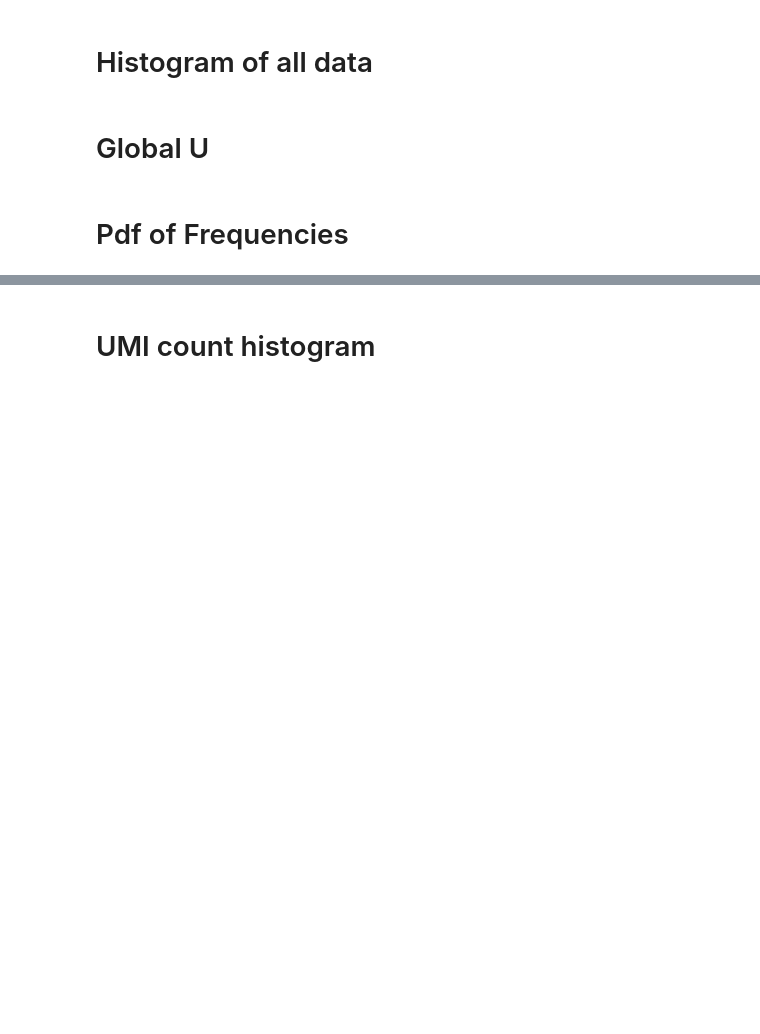
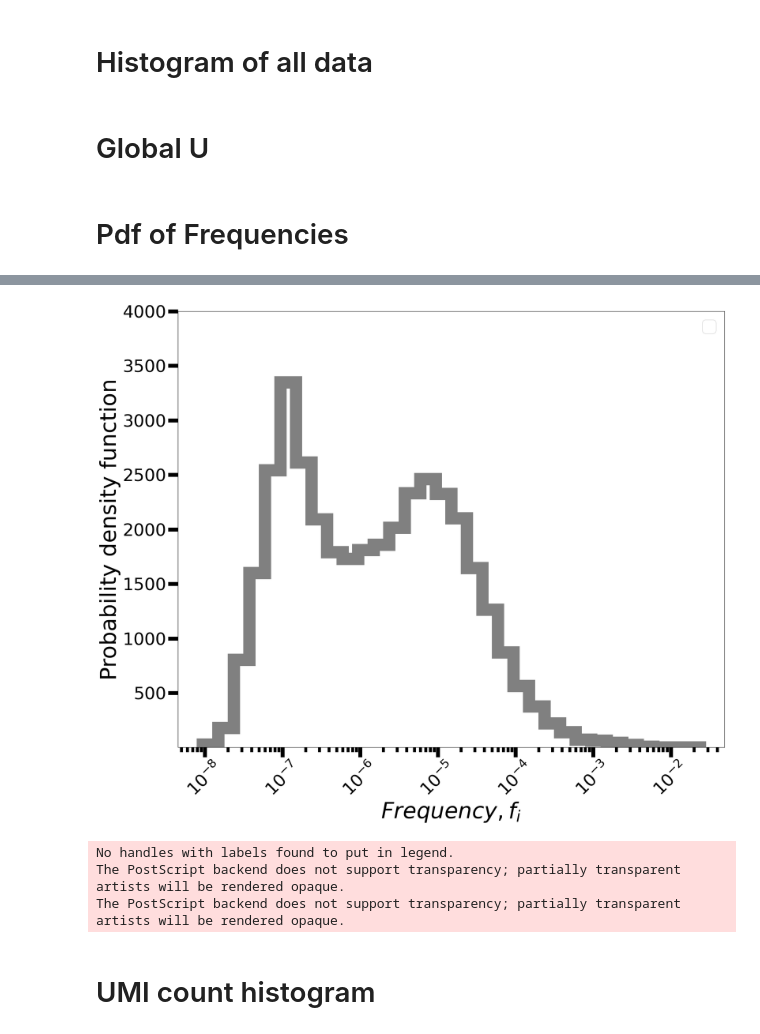
Before and after one commit to fvalle1/phd, a Jupyter notebook: mouse_Atlas/after_plot.ipynb, the cells around one changed output, grey strips where cells are left out. Saved outputs shown, nothing was run; the diff lists cells and outputs as text; code cells hidden in the pictures; blank space fills up the shorter version.

```diff
--- a/mouse_Atlas/after_plot.ipynb
+++ b/mouse_Atlas/after_plot.ipynb
@@ -537,35 +576,49 @@ fig.savefig("pdf_freq_mca.pdf")
 fig, ax = PyPlot.subplots(figsize=(18,15))
 
 f = filter(!isnan, data["means"].values)
 f = f / sum(f)
 #f = data["freq"].values
 f = f[f .> 0]
 #f = f[f .< 5e-3]
 
 
 #x_bins = sort!([10. ^ -x for x in 1:0.2:8])
 x_bins = sort!([10. ^ x for x in log10(minimum(f)):0.2:log10(maximum(f))])
 bin_counts, bin_edges = ax.hist(f, bins=x_bins, density=false, color="gray", histtype="step", lw=25)
 
+f_lnc = filter(!isnan, data["means"].values[mask])
+f_lnc = f_lnc / sum(filter(!isnan, data["means"].values))
+#f = data["freq"].values
+f = f[f .> 0]
+
+#bin_counts, bin_edges = ax.hist(f_lnc, bins=x_bins, density=false, color="purple", label="lnc", histtype="step", lw=25)
+
 ax.set_xlabel(L"Frequency, f_i", fontsize=45)
 ax.set_ylabel("Probability density function", fontsize=45)
 
 ax.tick_params(labelsize=35, width=8, length=20)
 ax.tick_params(which="minor", width=6, length=10)
 ax.tick_params(axis="x", which="both", rotation=45)
 
 #kde_values = pdf(kde(f), x_bins)
 #ax.plot(x_bins,kde_values/sum(kde_values)*30000)
 
 ax.set_xscale("log")
-ax.set_yscale("log")
+#ax.set_yscale("log")
 
-ax.set_ylim(5e-1,1e4)
+ax.set_ylim(5e-1,4e3)
+
+ax.legend(fontsize=35)
 
 PyPlot.tight_layout()
 PyPlot.show()
 fig.savefig("freq_pdf_mca.pdf")
 fig.savefig("freq_pdf_mca.eps")
+# %% [output]
+[figure, added]
+No handles with labels found to put in legend.
+The PostScript backend does not support transparency; partially transparent artists will be rendered opaque.
+The PostScript backend does not support transparency; partially transparent artists will be rendered opaque.
 # %% [markdown]
 # UMI count histogram
 # %%
```
Also changed, not shown: parts of 5 cells of this notebook.
